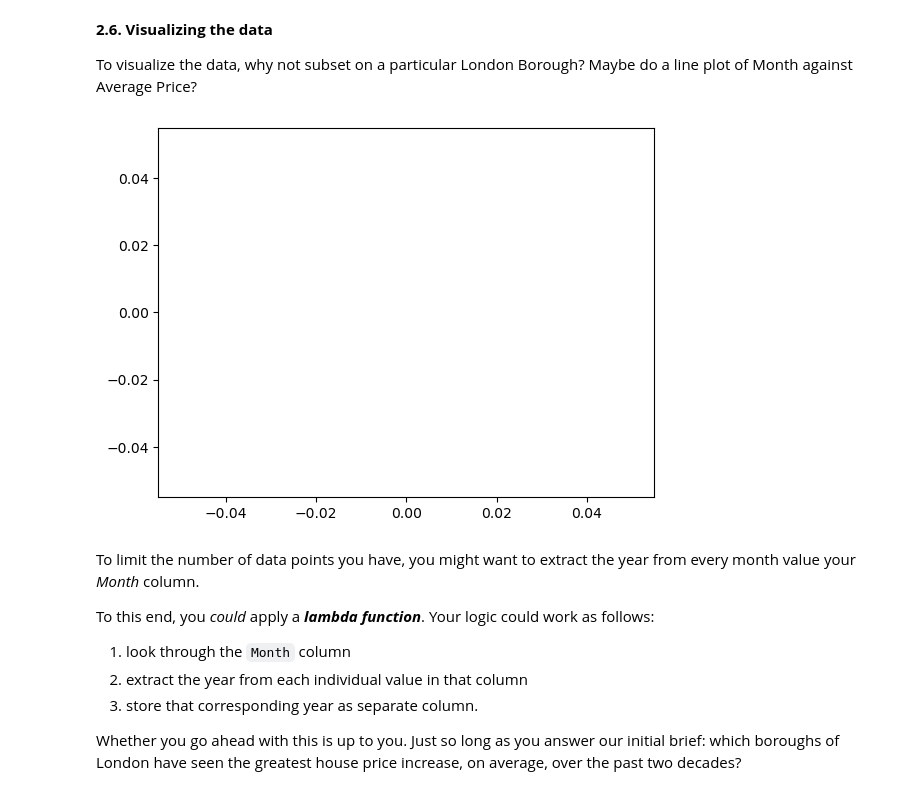
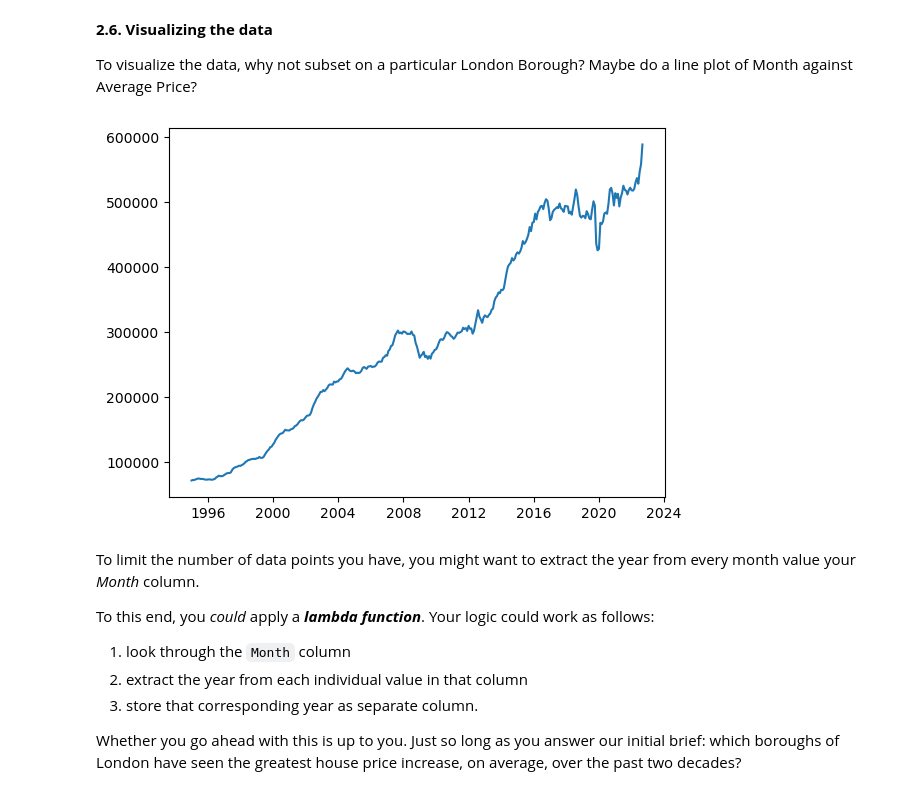
Before and after one commit to nhongphuc/Springboard, a Jupyter notebook: Unit 4 Challenge - Tier 3.ipynb, the cells around one changed output. Saved outputs shown, nothing was run; the diff lists cells and outputs as text; code cells hidden in the pictures.

```diff
--- a/Unit 4 Challenge - Tier 3.ipynb
+++ b/Unit 4 Challenge - Tier 3.ipynb
@@ -210,11 +206,11 @@ Check out the contents of the London Borough column, and if you find null values
 
 To visualize the data, why not subset on a particular London Borough? Maybe do a line plot of Month against Average Price?
 # %%
-subset = properties_melted[properties_melted['London Borough'] == 'Barking & Dagenham'][['Month','Average Price']]
-plt.plot(kind='line')
+subset = properties_melted[properties_melted['London Borough'] == 'Brent']
+plt.plot(subset['Month'],subset['Average Price'])
 plt.show()
 # %% [output]
-[figure, old version]
+[figure, new version]
 # %% [markdown]
 To limit the number of data points you have, you might want to extract the year from every month value your *Month* column.
 
```
Also changed, not shown: parts of 5 cells of this notebook.
